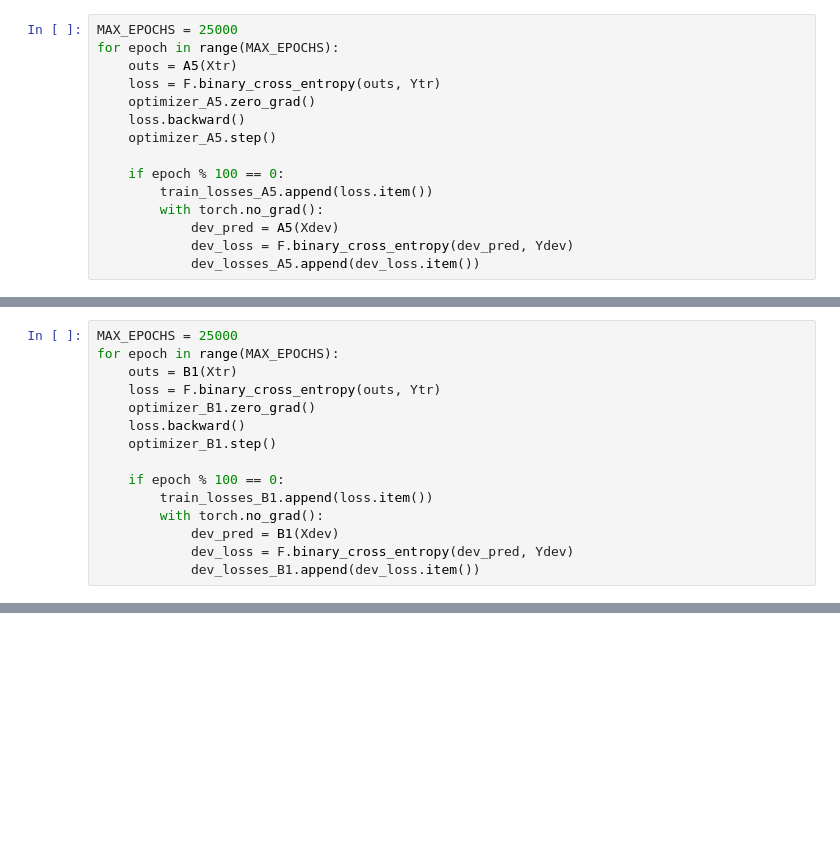
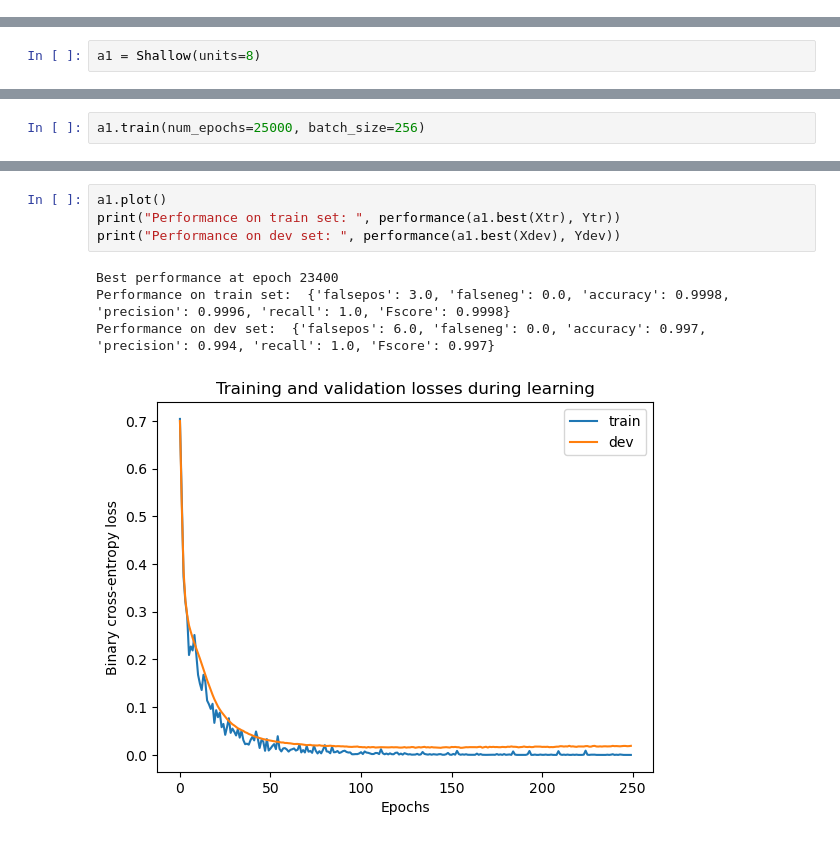
Before and after one commit to AlexanderMakaveev/brackets, a Jupyter notebook: brackets.ipynb, the cells around one changed output, grey strips where cells are left out. Drawn from its saved outputs; the diff is of its cells as text; blank space fills up the shorter version.

```diff
--- a/brackets.ipynb
+++ b/brackets.ipynb
@@ -434,15 +298,0 @@ train_losses_A5, dev_losses_A5 = [], []
-# %%
-MAX_EPOCHS = 25000
-for epoch in range(MAX_EPOCHS):
-    outs = A5(Xtr)
-    loss = F.binary_cross_entropy(outs, Ytr)
-    optimizer_A5.zero_grad()
-    loss.backward()
-    optimizer_A5.step()
-
-    if epoch % 100 == 0:
-        train_losses_A5.append(loss.item())
-        with torch.no_grad():
-            dev_pred = A5(Xdev)
-            dev_loss = F.binary_cross_entropy(dev_pred, Ydev)
-            dev_losses_A5.append(dev_loss.item())
@@ -500,15 +298,0 @@ count_parameters(B1)
-# %%
-MAX_EPOCHS = 25000
-for epoch in range(MAX_EPOCHS):
-    outs = B1(Xtr)
-    loss = F.binary_cross_entropy(outs, Ytr)
-    optimizer_B1.zero_grad()
-    loss.backward()
-    optimizer_B1.step()
-
-    if epoch % 100 == 0:
-        train_losses_B1.append(loss.item())
-        with torch.no_grad():
-            dev_pred = B1(Xdev)
-            dev_loss = F.binary_cross_entropy(dev_pred, Ydev)
-            dev_losses_B1.append(dev_loss.item())
@@ -533,0 +409,2 @@ Overfit/Train: 0.4577
+# %%
+a1 = Shallow(units=8)
@@ -533,0 +413,2 @@ Overfit/Train: 0.4577
+# %%
+a1.train(num_epochs=25000, batch_size=256)
@@ -533,0 +423,9 @@ Overfit/Train: 0.4577
+# %%
+a1.plot()
+print("Performance on train set: ", performance(a1.best(Xtr), Ytr))
+print("Performance on dev set: ", performance(a1.best(Xdev), Ydev))
+# %% [output]
+Best performance at epoch 23400
+Performance on train set:  {'falsepos': 3.0, 'falseneg': 0.0, 'accuracy': 0.9998, 'precision': 0.9996, 'recall': 1.0, 'Fscore': 0.9998}
+Performance on dev set:  {'falsepos': 6.0, 'falseneg': 0.0, 'accuracy': 0.997, 'precision': 0.994, 'recall': 1.0, 'Fscore': 0.997}
+[figure, added]
```
Also changed, not shown: parts of 107 cells of this notebook, 2 other files.
